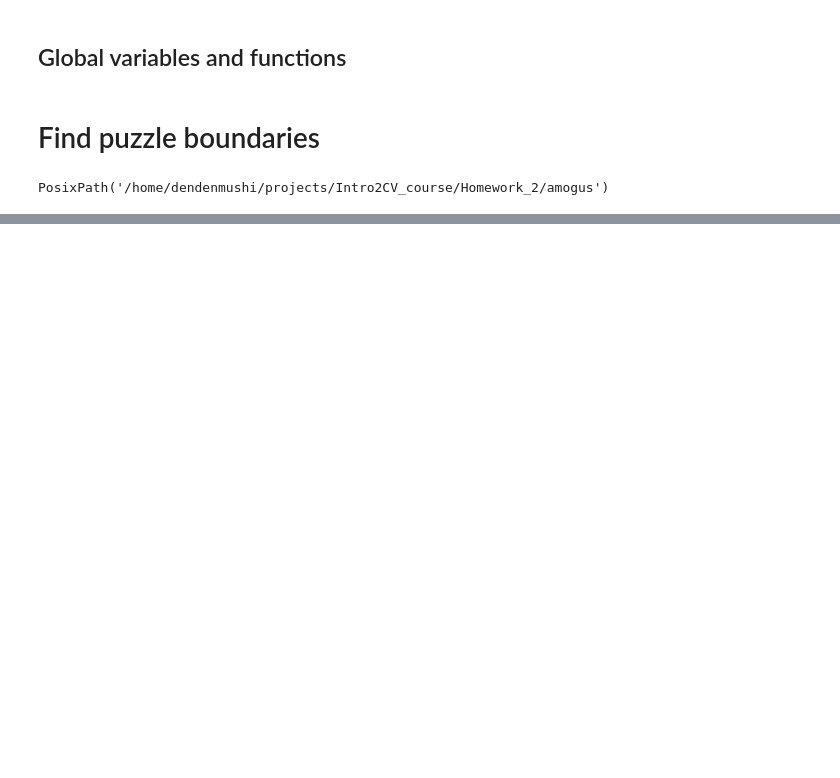
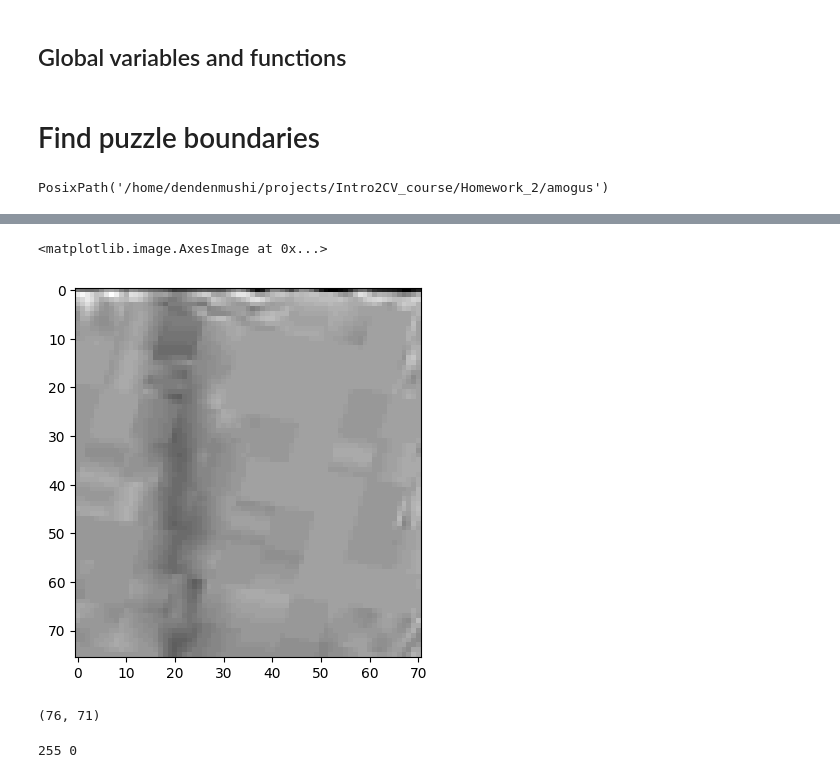
Before and after one commit to DenDenMushi999/Intro2CV_course, a Jupyter notebook: Homework_2/HW2_handle.ipynb, the cells around one changed output, grey strips where cells are left out. Cells and saved outputs as stored; diff of their text form; code cells hidden in the pictures; blank space fills up the shorter version.

```diff
--- a/Homework_2/HW2_handle.ipynb
+++ b/Homework_2/HW2_handle.ipynb
@@ -138,0 +421,9 @@ len(TRAIN_IMG_NAMES)
+# %%
+plt.imshow(puzzle_cells[1][4], cmap='gray')
+# %% [output]
+<matplotlib.image.AxesImage at 0x...>
+[figure, added]
+# %%
+puzzle_cells[2][2].shape
+# %% [output]
+(76, 71)
@@ -138,0 +434,8 @@ len(TRAIN_IMG_NAMES)
+# %%
+# input = puzzle_cells[4][6][np.newaxis,...]
+input = cv.bitwise_not(puzzle_cells[0][0])
+input = cv.resize(input, (28,28))
+input = cv.normalize(input, input, 0, 255, cv.NORM_MINMAX)
+print(input.max(), input.min())
+# %% [output]
+255 0
```
Also changed, not shown: parts of 28 cells of this notebook, 5 other files.
